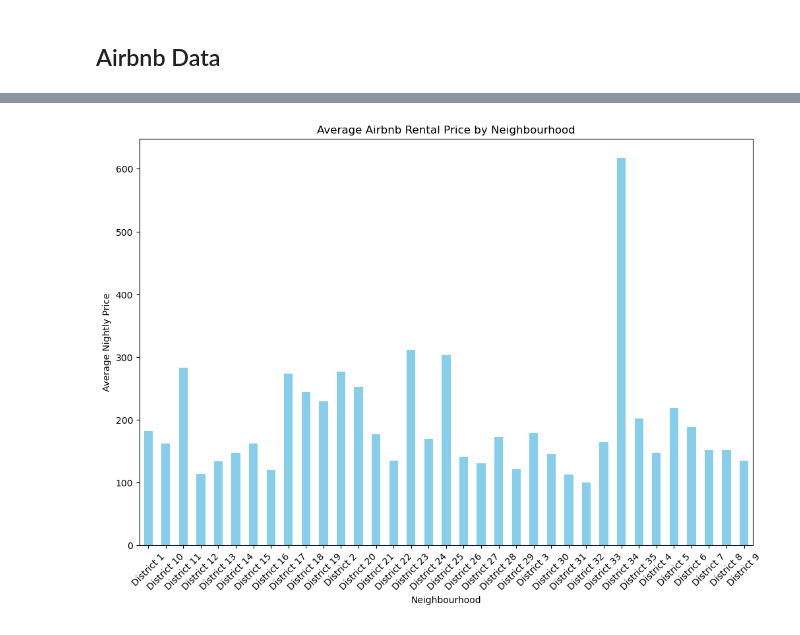
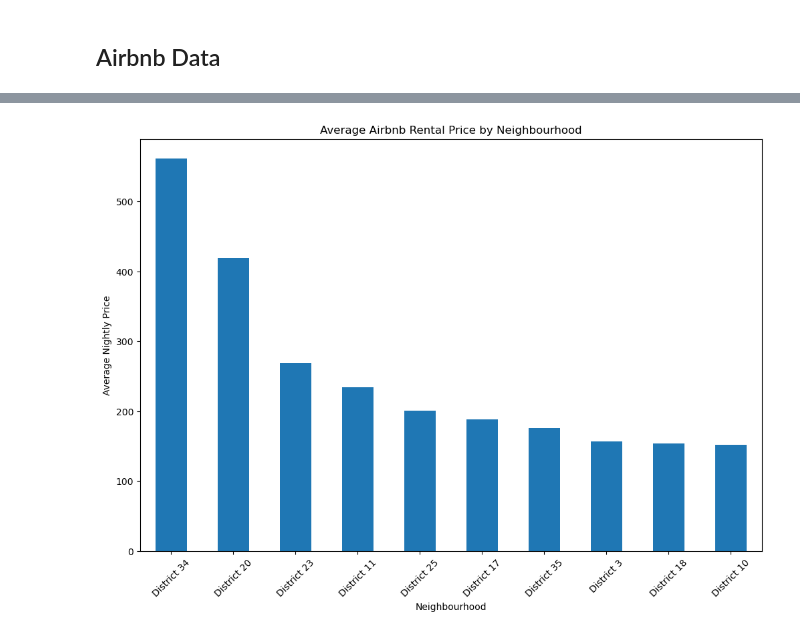
Before and after one commit to v-veena/Short_Term_Rental_Nashville_Capstone, a Jupyter notebook: notebook/shorterm_rental.ipynb, the cells around one changed output, grey strips where cells are left out. Cells and saved outputs as stored; diff of their text form; code cells hidden in the pictures.

```diff
--- a/notebook/shorterm_rental.ipynb
+++ b/notebook/shorterm_rental.ipynb
@@ -20,6 +21,7 @@ permits.head(3)
 | 2 | 201512346 | Short Term Rental - Non-Owner Occ... | 4/6/2015 5:00:00 AM | 4/7/2015 5:00:00 AM | 1027 DELMAS AVE | NASHVILLE | TN | PT LOT 3 EASTHILL SUB | ... |
 3 rows × 39 columns
 # %%
-listings = pd.read_csv('../data/listings.csv')
+listings = pd.read_csv('../data/listings.csv',parse_dates = ['host_since'])
 listings.head(5)
+#HTML(listings.to_html(render_links = True,escape=False))
 # %% [output]
@@ -470,3 +433,11 @@ There are 9166 unique Airbnb rental listings in Nashville, TN
+# %%
+listings['price']= listings['price'].astype(str)
+listings['price'] = listings['price'].replace(r'[\$,]', '', regex=True)
+
+#listings['price'] = pd.to_numeric(listings['price'], errors='coerce').fillna(0)
+# %%
+listings['price'] = pd.to_numeric(listings['price'], errors='coerce').fillna(0)
+listings['price'] = listings['price'].astype(int)
 # %%
 # Average and Median Rental Listing Price Per Night in the  Nashville Airbnb Ecosystem
 avg = listings.price.mean()
@@ -498,14 +496,14 @@ Text(0.5, 1.0, 'Price Range Breakdown of Airbnb Listings in Nashville, TN')
 # %%
-# Average Nashville Nightly Airbnb Listings Price by Neighbourhood
+# average nashville nightly airbnb listings price by neighbourhood top -10
 plt.figure(figsize=(12, 8))
-neighbourhood_price = listings.groupby('neighbourhood')['price'].mean()
-neighbourhood_price.plot(kind = 'bar', color = 'skyblue')
+neighbourhood_price = listings.groupby('neighbourhood_cleansed')['price'].mean().sort_values(ascending=False)
+neighbourhood_price.head(10).sort_values(ascending = False).plot(kind = 'bar')
 plt.title('Average Airbnb Rental Price by Neighbourhood')
 plt.xlabel('Neighbourhood')
 plt.ylabel('Average Nightly Price')
 plt.xticks(rotation=45)
 
 # Show the plot
 plt.show()
 # %% [output]
-[figure, old version]
+[figure, new version]
```
Also changed, not shown: parts of 42 cells of this notebook, 2 other files.
